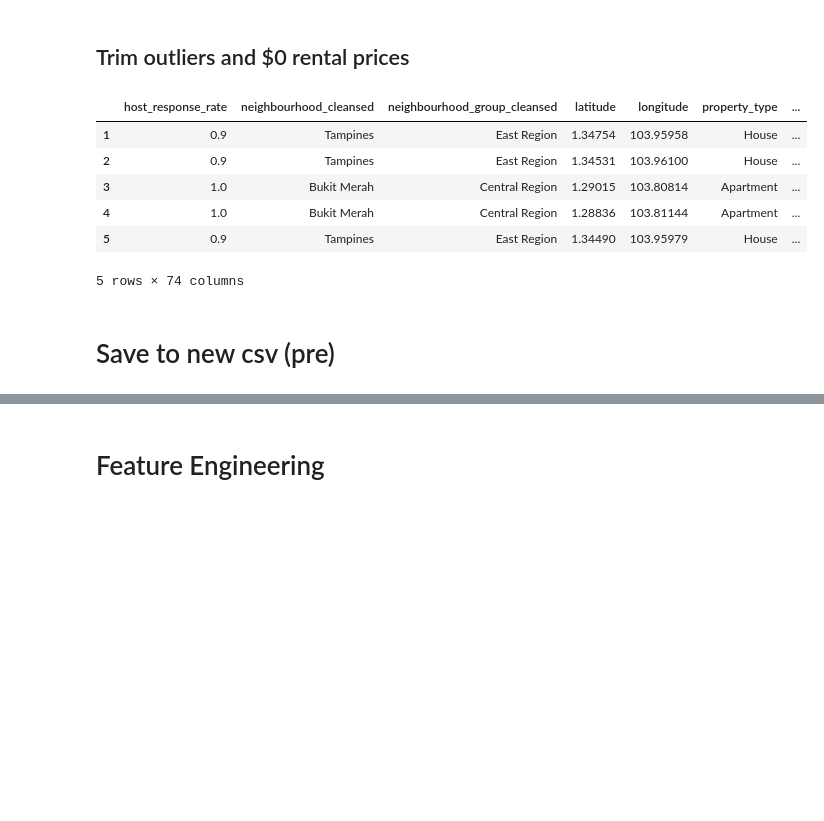
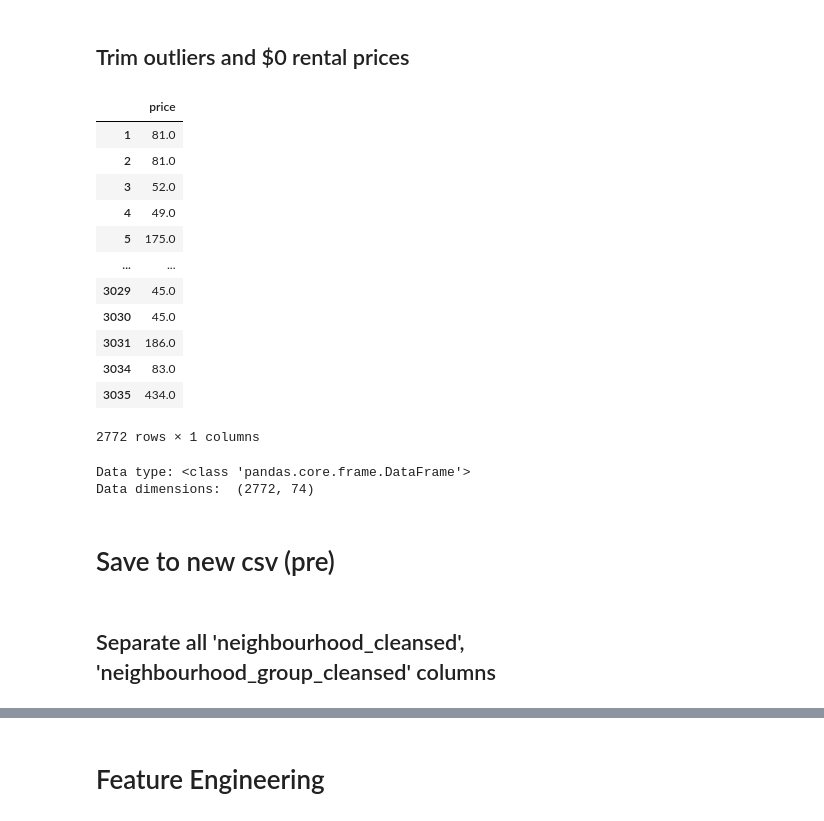
Before and after one commit to jingjietan/sc1015-project, a Jupyter notebook: data-preparation.ipynb, the cells around one changed output, grey strips where cells are left out. Saved outputs shown, nothing was run; the diff lists cells and outputs as text; code cells hidden in the pictures; blank space fills up the shorter version.

```diff
--- a/data-preparation.ipynb
+++ b/data-preparation.ipynb
@@ -36,6 +36,11 @@ def category_count_plot(col, figsize=(8,4)):
 ## Loading Data
 # %%
 df = pd.read_csv('data/listings.csv')
+
+# Set max width for column
+pd.set_option('display.max_colwidth', 30)
+
+# Display truncated version of column
 df.head()
 # %% [output]
 |  | id | listing_url | scrape_id | last_scraped | source | name | description | neighborhood_overview | ... |
@@ -163,5 +153,9 @@ Name: property_type, dtype: int64
 # %%
 for col in ['neighbourhood_cleansed', 'room_type', 'property_type']:
     category_count_plot(col, figsize=(20,5))
-    print(df[col].value_counts(normalize=True))
+    neighbourhood_count = df[col].value_counts(normalize=False)
+    neighbourhood_percent = df[col].value_counts(normalize=True)
+    concatenated1 = pd.concat([neighbourhood_count,neighbourhood_percent], axis=1)
+    concatenated1.columns = ['Count','%']
+    display(concatenated1)
 # %% [output]
@@ -234,8 +230,12 @@ df['property_type'].replace({
 df.loc[~df.property_type.isin(['House', 'Apartment', 'Hotel']), 'property_type'] = 'Other'
 # %%
 plt.rcParams['font.size'] = 14
-plt.rcParams['figure.figsize'] = 20, 20
-for col in ['neighbourhood_cleansed', 'room_type', 'property_type']:
-    category_count_plot(col, figsize=(20,5))
-    print(df[col].value_counts(normalize=False))
+plt.rcParams['figure.figsize'] = 10, 10
+for col in ['property_type']:
+    category_count_plot(col, figsize=(10,5))
+    neighbourhood_count = df[col].value_counts(normalize=False)
+    neighbourhood_percent = df[col].value_counts(normalize=True)
+    concatenated2 = pd.concat([neighbourhood_count,neighbourhood_percent], axis=1)
+    concatenated2.columns = ['Count','%']
+    display(concatenated2)
 # %% [output]
@@ -400,26 +391,40 @@ df.head()
 # %%
 # Remove $0 rental
 df = df.query('price != 0')
 # Remove outliers
 Q1 = df['price'].quantile(0.25)
 Q3 = df['price'].quantile(0.75)
 IQR = Q3 - Q1
 
 df = df[~((df['price'] < (Q1 - 1.5 * IQR)) | (df['price'] > (Q3 + 1.5 * IQR)))]
-df.head()
+df[['price']].head(n=2772)
 # %% [output]
-|  | host_response_rate | neighbourhood_cleansed | neighbourhood_group_cleansed | latitude | longitude | property_type | ... |
-| 1 | 0.9 | Tampines | East Region | 1.34754 | 103.95958 | House | ... |
-| 2 | 0.9 | Tampines | East Region | 1.34531 | 103.96100 | House | ... |
-| 3 | 1.0 | Bukit Merah | Central Region | 1.29015 | 103.80814 | Apartment | ... |
-| 4 | 1.0 | Bukit Merah | Central Region | 1.28836 | 103.81144 | Apartment | ... |
-| 5 | 0.9 | Tampines | East Region | 1.34490 | 103.95979 | House | ... |
+|  | price |
+| 1 | 81.0 |
+| 2 | 81.0 |
+| 3 | 52.0 |
+| 4 | 49.0 |
+| 5 | 175.0 |
+| ... | ... |
+| 3029 | 45.0 |
+| 3030 | 45.0 |
+| 3031 | 186.0 |
+| 3034 | 83.0 |
+| 3035 | 434.0 |
-5 rows × 74 columns
+2772 rows × 1 columns
+# %%
+print("Data type:", type(df))
+print("Data dimensions: ", df.shape)
+# %% [output]
+Data type: <class 'pandas.core.frame.DataFrame'>
+Data dimensions:  (2772, 74)
 # %% [markdown]
 # Save to new csv (pre)
 # %%
 # Remove index from df then save
 df.to_csv('data/clean_listingpre.csv')
+# %% [markdown]
+## Separate all 'neighbourhood_cleansed', 'neighbourhood_group_cleansed' columns
 # %%
 col = ['neighbourhood_cleansed', 'neighbourhood_group_cleansed', 'property_type', 'room_type']
 df[col] = df[col].astype('category')
```
Also changed, not shown: parts of 22 cells of this notebook, 2 other files.
